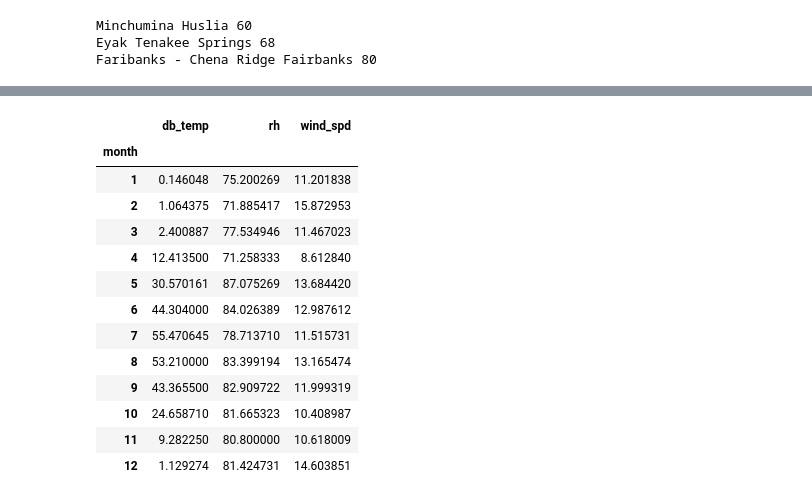
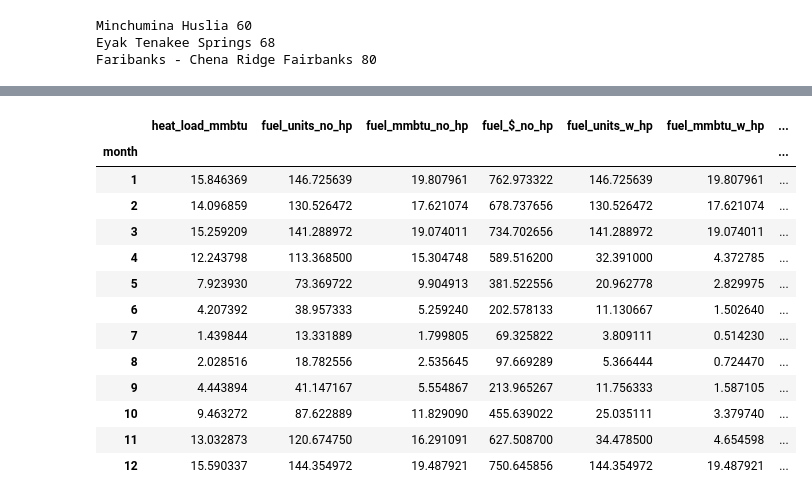
Before and after one commit to alanmitchell/heat-pump-calc, a Jupyter notebook: library_test.ipynb, the cells around one changed output, grey strips where cells are left out. Drawn from its saved outputs; the diff is of its cells as text; code cells hidden in the pictures.

```diff
--- a/library_test.ipynb
+++ b/library_test.ipynb
@@ -334,20 +334,21 @@ xlim(50, 99);
-# %%
-wx = lib.tmy_from_id(701330)
-wx_mo = wx.groupby('month').mean()
-wx_mo.to_excel('../wx.xlsx')
-wx_mo
-# %% [output]
-|  | db_temp | rh | wind_spd |
-| month |  |  |  |
-| 1 | 0.146048 | 75.200269 | 11.201838 |
-| 2 | 1.064375 | 71.885417 | 15.872953 |
-| 3 | 2.400887 | 77.534946 | 11.467023 |
-| 4 | 12.413500 | 71.258333 | 8.612840 |
-| 5 | 30.570161 | 87.075269 | 13.684420 |
-| 6 | 44.304000 | 84.026389 | 12.987612 |
-| 7 | 55.470645 | 78.713710 | 11.515731 |
-| 8 | 53.210000 | 83.399194 | 13.165474 |
-| 9 | 43.365500 | 82.909722 | 11.999319 |
-| 10 | 24.658710 | 81.665323 | 10.408987 |
-| 11 | 9.282250 | 80.800000 | 10.618009 |
-| 12 | 1.129274 | 81.424731 | 14.603851 |
+# %%
+import heatpump.hp_model
+reload(heatpump.hp_model)
+mod = heatpump.hp_model.HP_model()
+# %%
+mod.monthly_results()
+# %% [output]
+|  | heat_load_mmbtu | fuel_units_no_hp | fuel_mmbtu_no_hp | fuel_$_no_hp | fuel_units_w_hp | fuel_mmbtu_w_hp | ... |
+| month |  |  |  |  |  |  | ... |
+| 1 | 15.846369 | 146.725639 | 19.807961 | 762.973322 | 146.725639 | 19.807961 | ... |
+| 2 | 14.096859 | 130.526472 | 17.621074 | 678.737656 | 130.526472 | 17.621074 | ... |
+| 3 | 15.259209 | 141.288972 | 19.074011 | 734.702656 | 141.288972 | 19.074011 | ... |
+| 4 | 12.243798 | 113.368500 | 15.304748 | 589.516200 | 32.391000 | 4.372785 | ... |
+| 5 | 7.923930 | 73.369722 | 9.904913 | 381.522556 | 20.962778 | 2.829975 | ... |
+| 6 | 4.207392 | 38.957333 | 5.259240 | 202.578133 | 11.130667 | 1.502640 | ... |
+| 7 | 1.439844 | 13.331889 | 1.799805 | 69.325822 | 3.809111 | 0.514230 | ... |
+| 8 | 2.028516 | 18.782556 | 2.535645 | 97.669289 | 5.366444 | 0.724470 | ... |
+| 9 | 4.443894 | 41.147167 | 5.554867 | 213.965267 | 11.756333 | 1.587105 | ... |
+| 10 | 9.463272 | 87.622889 | 11.829090 | 455.639022 | 25.035111 | 3.379740 | ... |
+| 11 | 13.032873 | 120.674750 | 16.291091 | 627.508700 | 34.478500 | 4.654598 | ... |
+| 12 | 15.590337 | 144.354972 | 19.487921 | 750.645856 | 144.354972 | 19.487921 | ... |
```
Also changed, not shown: parts of 20 cells of this notebook, 2 other files.
